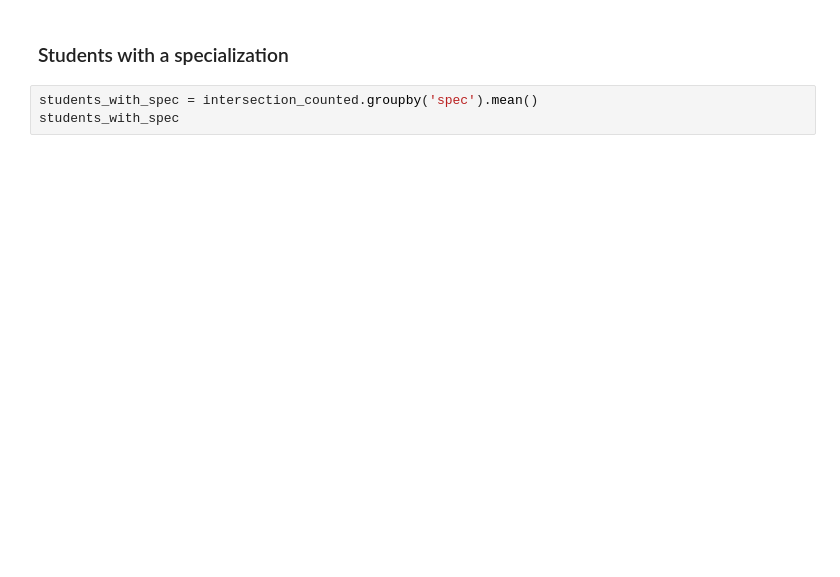
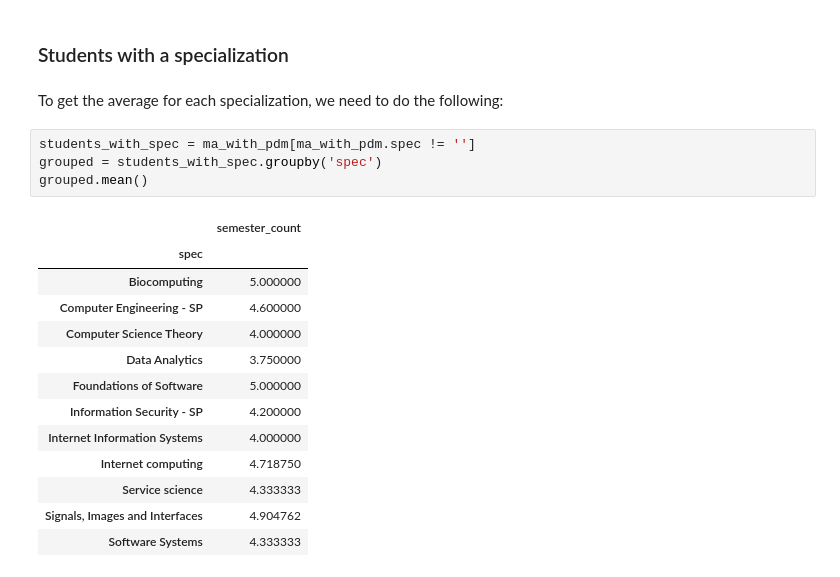
Before and after one commit to mukel/Homework, a Jupyter notebook: 02 - Data from the Web/hw_merge.ipynb, the cells around one changed output. Cells and saved outputs as stored; diff of their text form; blank space fills up the shorter version.

```diff
--- a/02 - Data from the Web/hw_merge.ipynb
+++ b/02 - Data from the Web/hw_merge.ipynb
@@ -370,5 +407,22 @@ ma_with_pdm.head()
 # %% [markdown]
 ### Students with a specialization
+# %% [markdown]
+To get the average for each specialization, we need to do the following:
 # %%
-students_with_spec = intersection_counted.groupby('spec').mean()
-students_with_spec
+students_with_spec = ma_with_pdm[ma_with_pdm.spec != '']
+grouped = students_with_spec.groupby('spec')
+grouped.mean()
+# %% [output]
+|  | semester_count |
+| spec |  |
+| Biocomputing | 5.000000 |
+| Computer Engineering - SP | 4.600000 |
+| Computer Science Theory | 4.000000 |
+| Data Analytics | 3.750000 |
+| Foundations of Software | 5.000000 |
+| Information Security - SP | 4.200000 |
+| Internet Information Systems | 4.000000 |
+| Internet computing | 4.718750 |
+| Service science | 4.333333 |
+| Signals, Images and Interfaces | 4.904762 |
+| Software Systems | 4.333333 |
```
Also changed, not shown: parts of 19 cells of this notebook.
